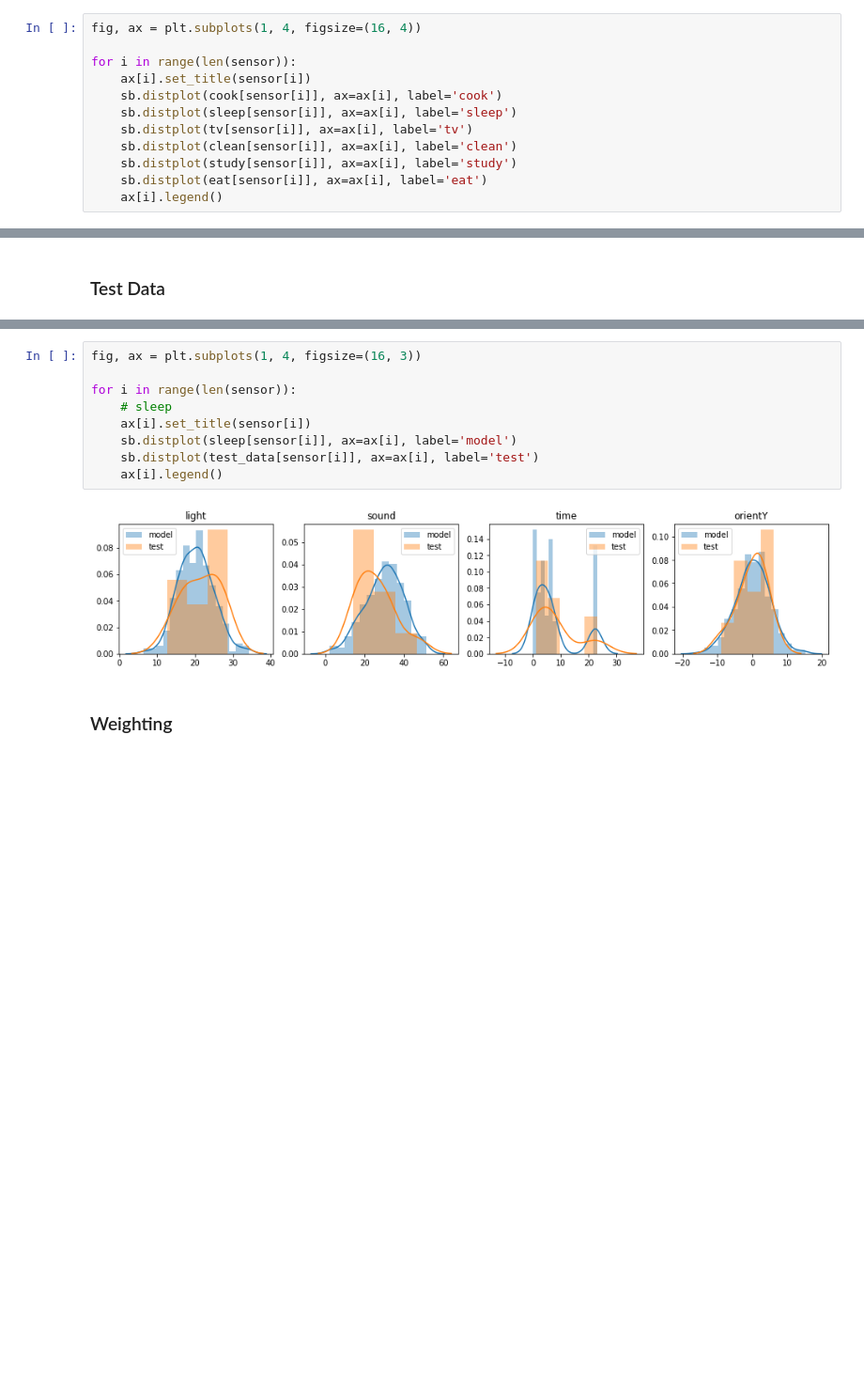
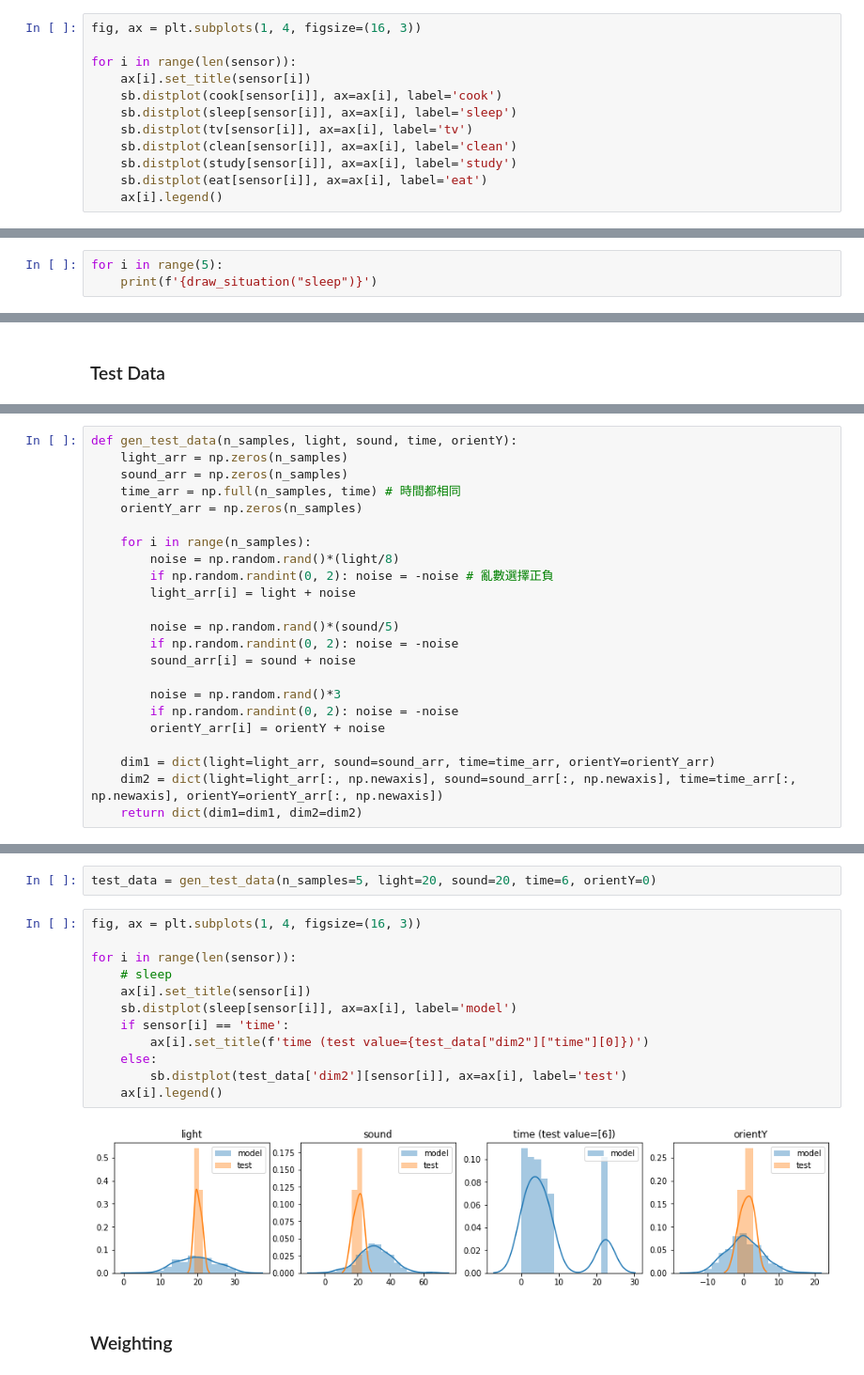
Before and after one commit to ab37695543xs/IoT_project, a Jupyter notebook: test.ipynb, the cells around one changed output, grey strips where cells are left out. Shown at 94% size. Drawn from its saved outputs; the diff is of its cells as text; blank space fills up the shorter version.

```diff
--- a/test.ipynb
+++ b/test.ipynb
@@ -155,7 +155,7 @@ for i in range(len(sensor)):
 # %% [markdown]
 不同情境的比較
 # %%
-fig, ax = plt.subplots(1, 4, figsize=(16, 4))
+fig, ax = plt.subplots(1, 4, figsize=(16, 3))
 
 for i in range(len(sensor)):
     ax[i].set_title(sensor[i])
@@ -200,3 +202,6 @@ def draw_situation(curr_situation):
 #         curr_situation = proposal
 #     return curr_situation
     return proposal
+# %%
+for i in range(5):
+    print(f'{draw_situation("sleep")}')
@@ -205 +218,24 @@ def draw_situation(curr_situation):
+# %%
+def gen_test_data(n_samples, light, sound, time, orientY):
+    light_arr = np.zeros(n_samples)
+    sound_arr = np.zeros(n_samples)
+    time_arr = np.full(n_samples, time) # 時間都相同
+    orientY_arr = np.zeros(n_samples)
+
+    for i in range(n_samples):
+        noise = np.random.rand()*(light/8)
+        if np.random.randint(0, 2): noise = -noise # 亂數選擇正負
+        light_arr[i] = light + noise
+
+        noise = np.random.rand()*(sound/5)
+        if np.random.randint(0, 2): noise = -noise
+        sound_arr[i] = sound + noise
+
+        noise = np.random.rand()*3
+        if np.random.randint(0, 2): noise = -noise
+        orientY_arr[i] = orientY + noise
+
+    dim1 = dict(light=light_arr, sound=sound_arr, time=time_arr, orientY=orientY_arr)
+    dim2 = dict(light=light_arr[:, np.newaxis], sound=sound_arr[:, np.newaxis], time=time_arr[:, np.newaxis], orientY=orientY_arr[:, np.newaxis])
+    return dict(dim1=dim1, dim2=dim2)
 # %% [markdown]
@@ -218,14 +243,19 @@ test_data = sleep_data(10)
+# %%
+test_data = gen_test_data(n_samples=5, light=20, sound=20, time=6, orientY=0)
 # %%
 fig, ax = plt.subplots(1, 4, figsize=(16, 3))
 
 for i in range(len(sensor)):
     # sleep
     ax[i].set_title(sensor[i])
     sb.distplot(sleep[sensor[i]], ax=ax[i], label='model')
-    sb.distplot(test_data[sensor[i]], ax=ax[i], label='test')
+    if sensor[i] == 'time':
+        ax[i].set_title(f'time (test value={test_data["dim2"]["time"][0]})')
+    else:
+        sb.distplot(test_data['dim2'][sensor[i]], ax=ax[i], label='test')
     ax[i].legend()
 # %% [output]
-[figure, old version]
+[figure, new version]
 # %% [markdown]
 ### Weighting
 # %% [markdown]
```
Also changed, not shown: parts of 51 cells of this notebook, 1 other file.
